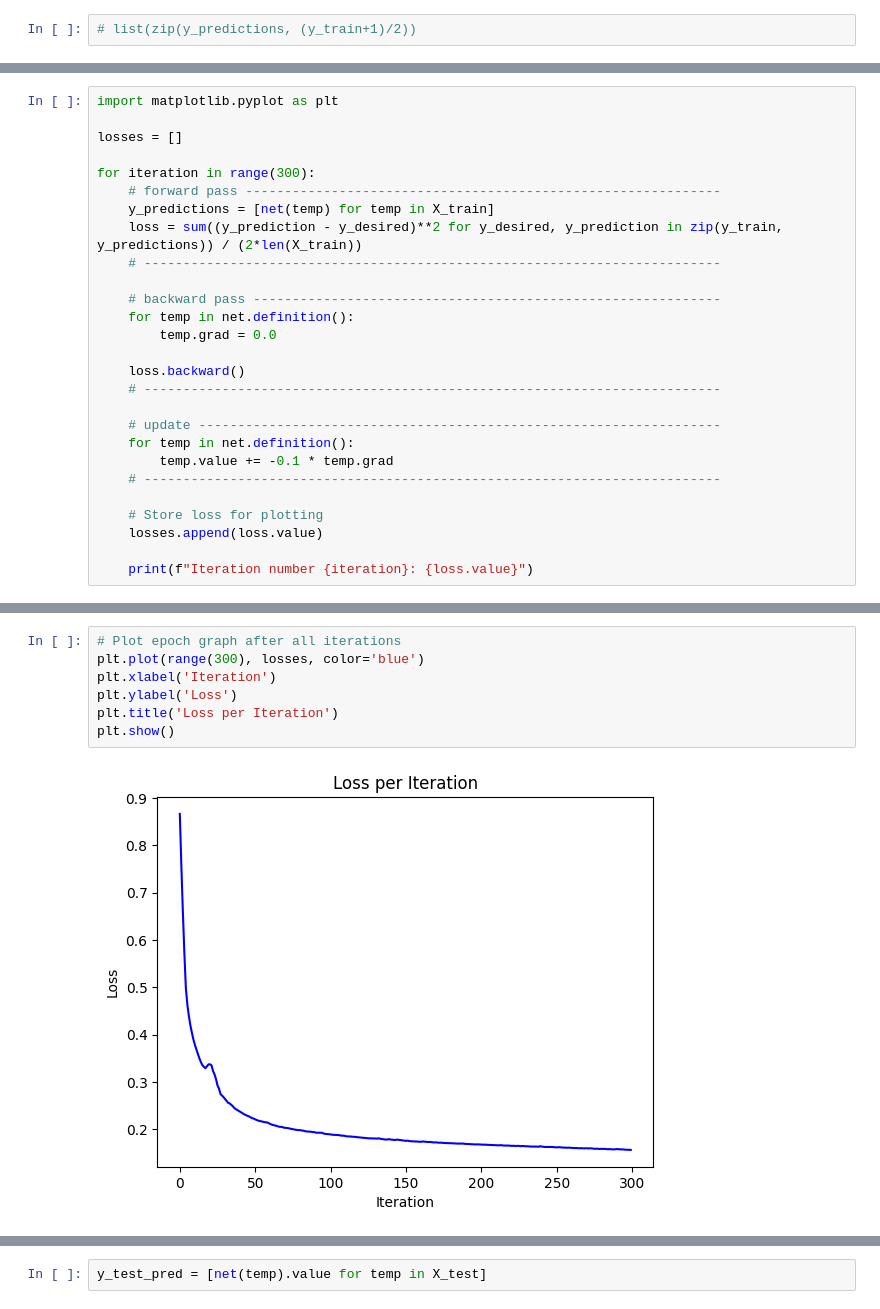
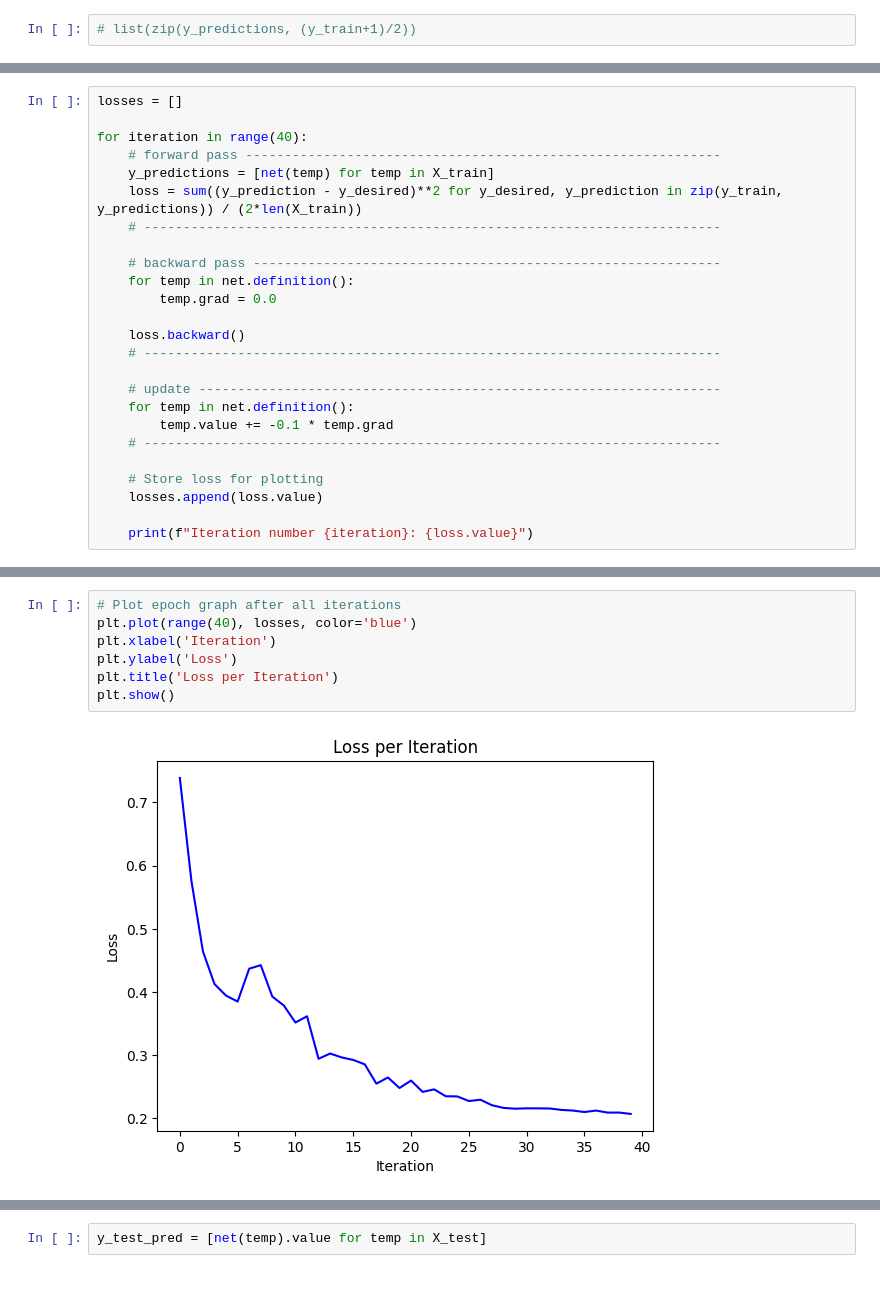
Before and after one commit to ksananth4424/ML_IISc, a Jupyter notebook: Banana_dataset.ipynb, the cells around one changed output, grey strips where cells are left out. Cells and saved outputs as stored; diff of their text form.

```diff
--- a/Banana_dataset.ipynb
+++ b/Banana_dataset.ipynb
@@ -295,9 +297,7 @@ net = Network(2, [16, 16, 1])
 # %%
-import matplotlib.pyplot as plt
-
 losses = []
 
-for iteration in range(300):
+for iteration in range(40):
     # forward pass -------------------------------------------------------------
     y_predictions = [net(temp) for temp in X_train]
     loss = sum((y_prediction - y_desired)**2 for y_desired, y_prediction in zip(y_train, y_predictions)) / (2*len(X_train))
@@ -340,12 +340,12 @@ Iteration number 299: 0.15669692645547711
 # %%
 # Plot epoch graph after all iterations
-plt.plot(range(300), losses, color='blue')
+plt.plot(range(40), losses, color='blue')
 plt.xlabel('Iteration')
 plt.ylabel('Loss')
 plt.title('Loss per Iteration')
 plt.show()
 # %% [output]
-[figure, old version]
+[figure, new version]
 # %%
 list(zip(y_predictions, y_train))
 # %% [output]
```
Also changed, not shown: parts of 5 cells of this notebook.
